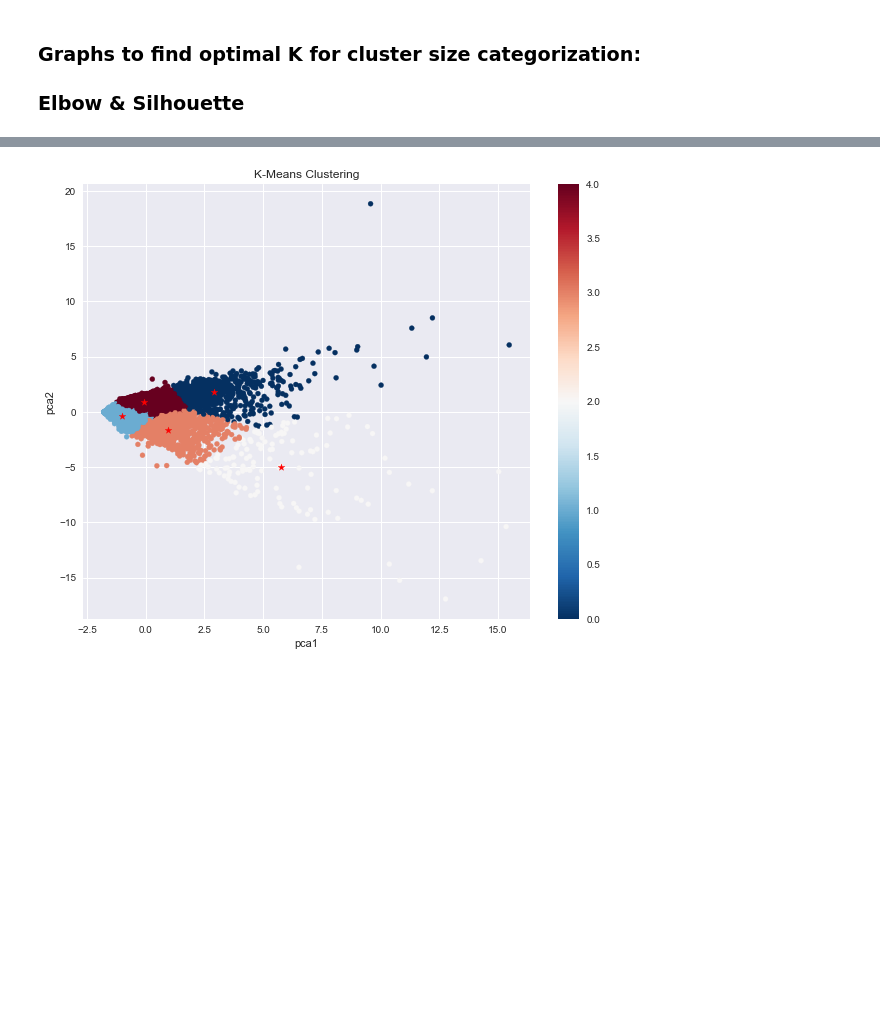
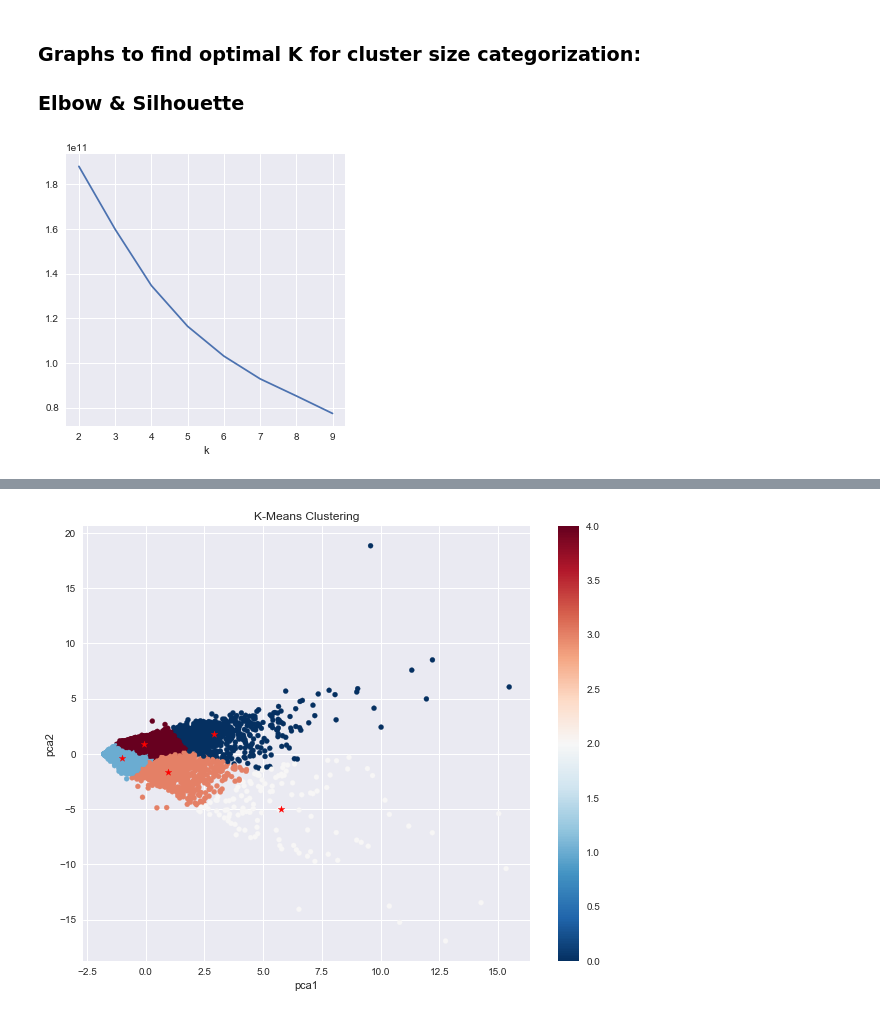
Before and after one commit to Laura-ShummonMaass/Credit_Card_Cluster, a Jupyter notebook: eda.ipynb, the cells around one changed output, grey strips where cells are left out. Drawn from its saved outputs; the diff is of its cells as text; code cells hidden in the pictures; blank space fills up the shorter version.

```diff
--- a/eda.ipynb
+++ b/eda.ipynb
@@ -210,17 +204,19 @@ pca_df.head()
 ### Graphs to find optimal K for cluster size categorization:
 ### Elbow & Silhouette
 # %%
-# # Elbow graph to find optimal K for cluster size categorization
-# X = df
-# distorsions = []
+# Elbow graph to find optimal K for cluster size categorization
+X = df
+distorsions = []
 
-# for k in range(2, 10):
-#     kmeans = KMeans(n_clusters=k, random_state=10)
-#     kmeans.fit(X)
-#     distorsions.append(kmeans.inertia_)
+for k in range(2, 10):
+    kmeans = KMeans(n_clusters=k, random_state=10)
+    kmeans.fit(X)
+    distorsions.append(kmeans.inertia_)
 
-# plt.figure(figsize=(5,5))
-# plt.xlabel('k')
-# plt.plot(range(2, 10), distorsions)
-# plt.grid(True)
+plt.figure(figsize=(5,5))
+plt.xlabel('k')
+plt.plot(range(2, 10), distorsions)
+plt.grid(True)
+# %% [output]
+[figure, added]
 # %%
```
Also changed, not shown: parts of 25 cells of this notebook.
